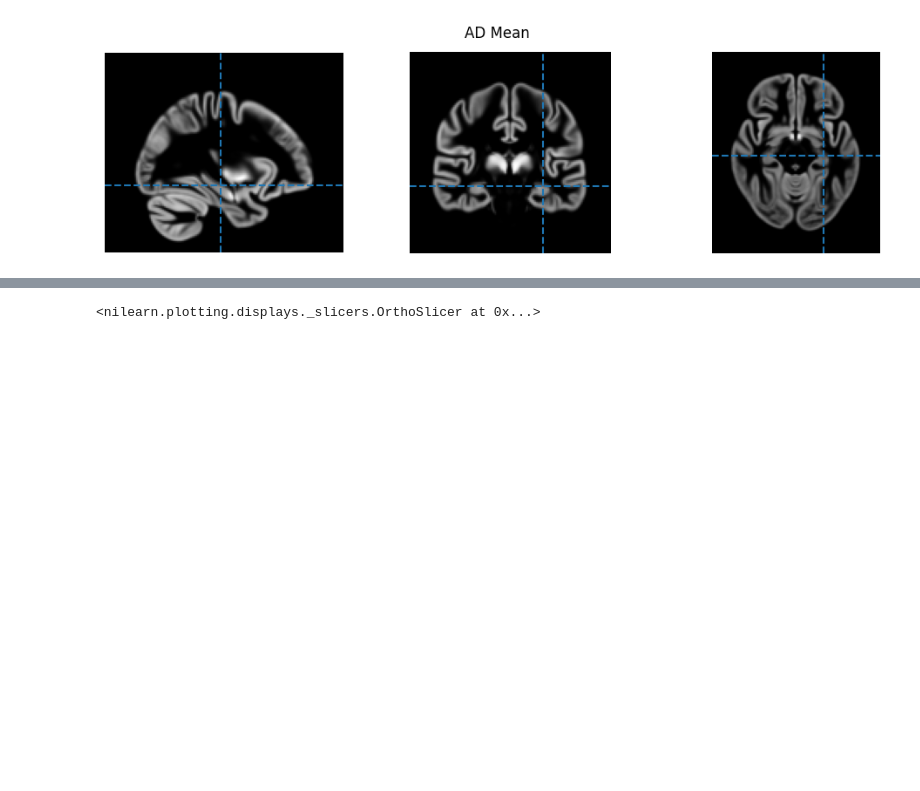
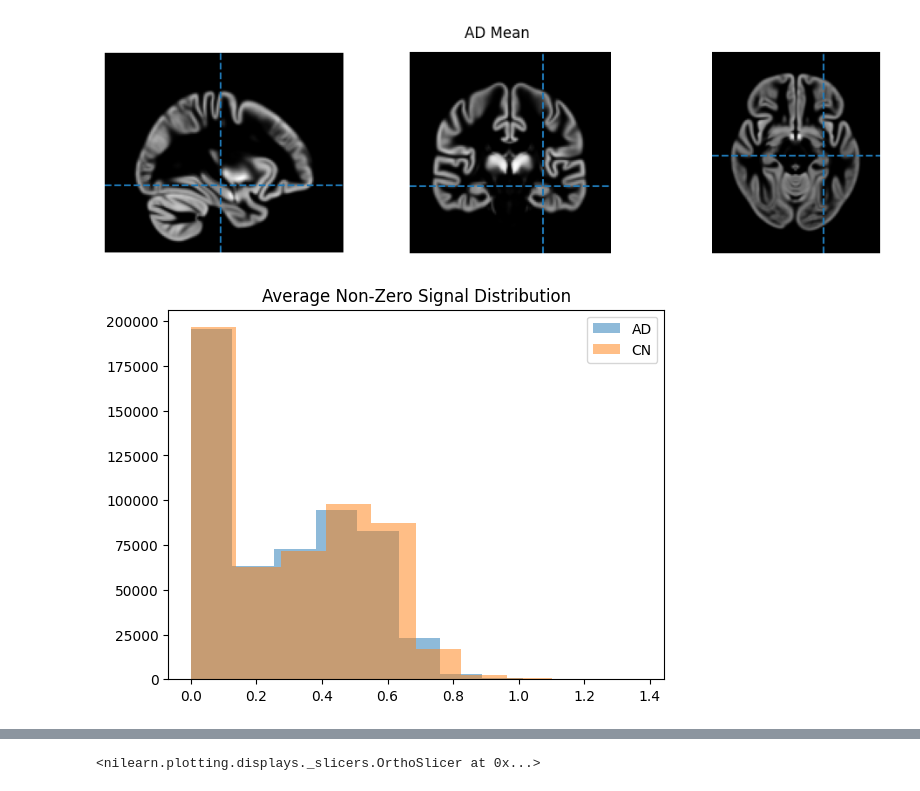
Before and after one commit to bckrlab/ad-fidelity, a Jupyter notebook: reports/adni-eda.ipynb, the cells around one changed output, grey strips where cells are left out. Saved outputs shown, nothing was run; the diff lists cells and outputs as text; code cells hidden in the pictures; blank space fills up the shorter version.

```diff
--- a/reports/adni-eda.ipynb
+++ b/reports/adni-eda.ipynb
@@ -103,0 +108,7 @@ plot_slices(mu_ad, xyz, cmap="binary_r", suptitle="AD Mean");
+# %%
+plt.hist(mu_ad[mu_ad>0].ravel(), label="AD", alpha=0.5)
+plt.hist(mu_cn[mu_cn>0].ravel(), label="CN", alpha=0.5)
+plt.legend()
+plt.title("Average Non-Zero Signal Distribution");
+# %% [output]
+[figure, added]
```
Also changed, not shown: parts of 5 cells of this notebook, 2 other files.
